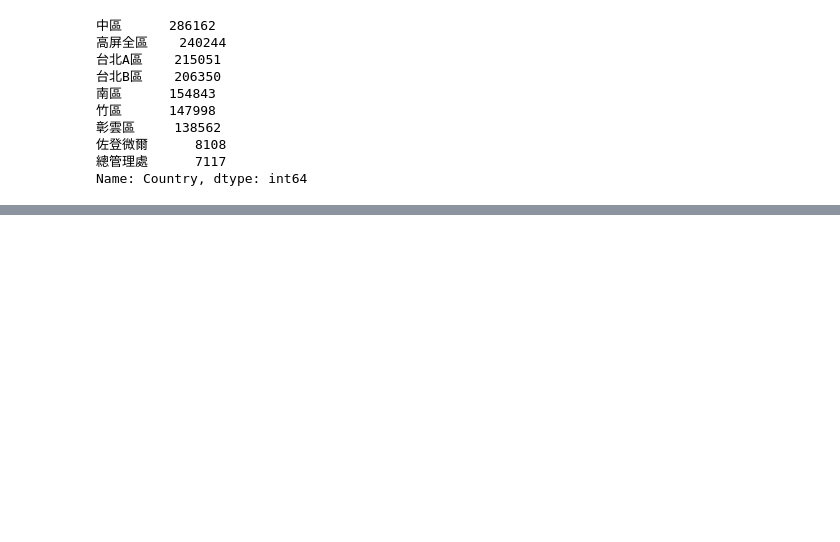
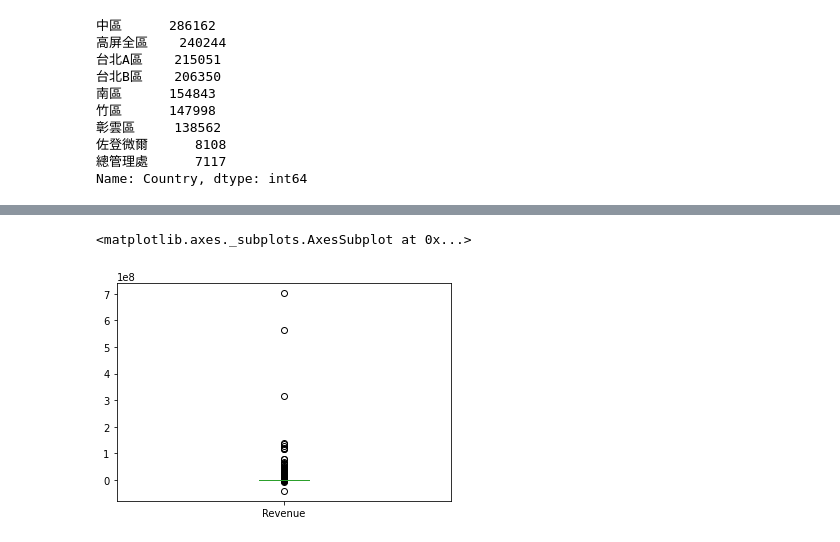
Before and after one commit to 01-slime/EDA, a Jupyter notebook: EDA.ipynb, the cells around one changed output, grey strips where cells are left out. Cells and saved outputs as stored; diff of their text form; code cells hidden in the pictures; blank space fills up the shorter version.

```diff
--- a/EDA.ipynb
+++ b/EDA.ipynb
@@ -161,0 +252,2 @@ Name: 1000, dtype: object
+# %%
+data.drop(data[data['CustomerID'].isnull()].index,inplace=True) #用drop 刪除
@@ -161,0 +291,3 @@ Name: 1000, dtype: object
+# %%
+#取絕對值
+data['Revenue'] = data['Quantity'] * abs(data['UnitPrice']) #需要新增一個『總額』的『欄位名稱』
@@ -161,0 +315,5 @@ Name: 1000, dtype: object
+# %%
+data['Revenue'].plot.box() #使用box主要是為了方便去查看『異常值是否存在』
+# %% [output]
+<matplotlib.axes._subplots.AxesSubplot at 0x...>
+[figure, added]
```
Also changed, not shown: parts of 49 cells of this notebook.
